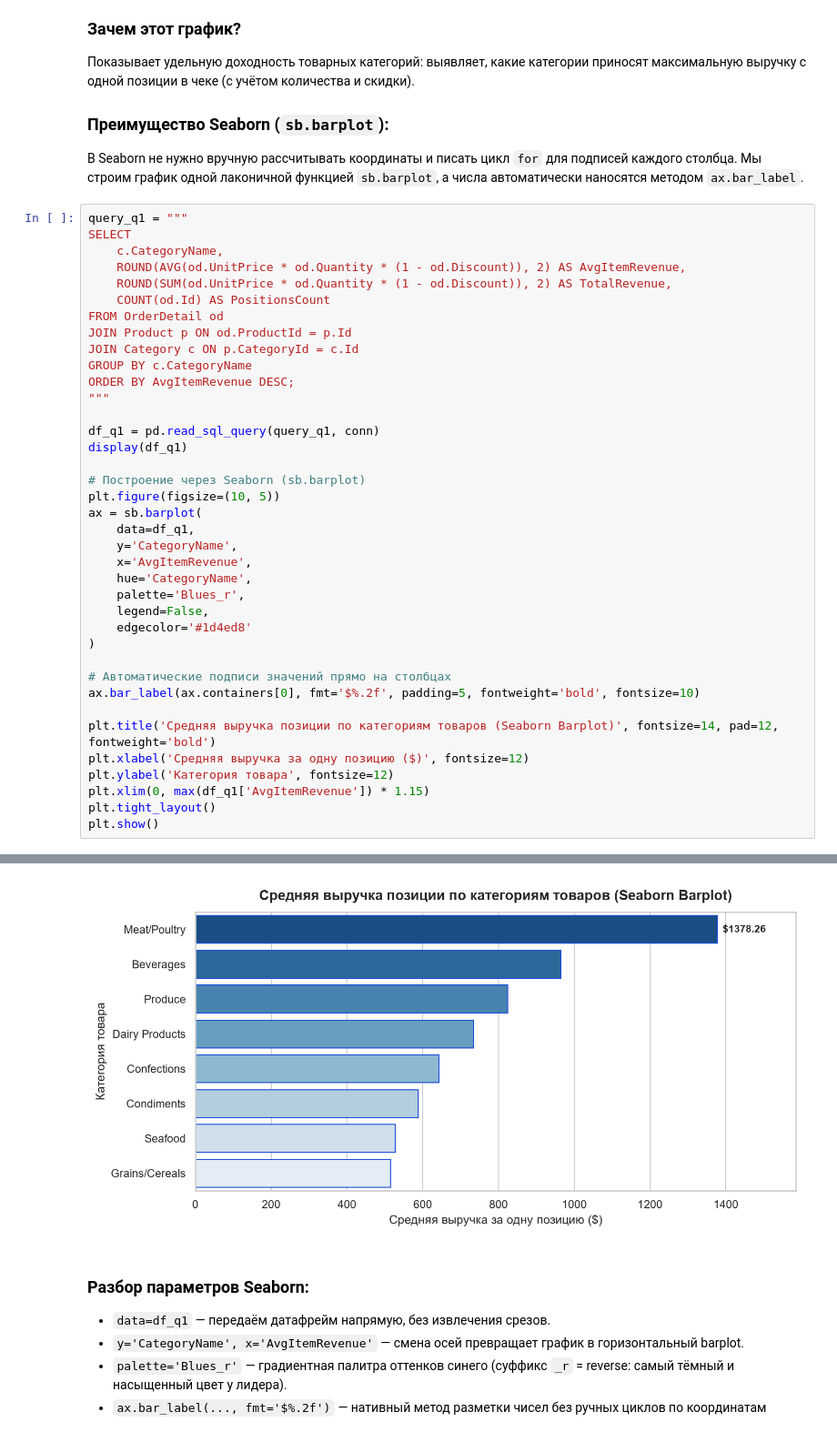
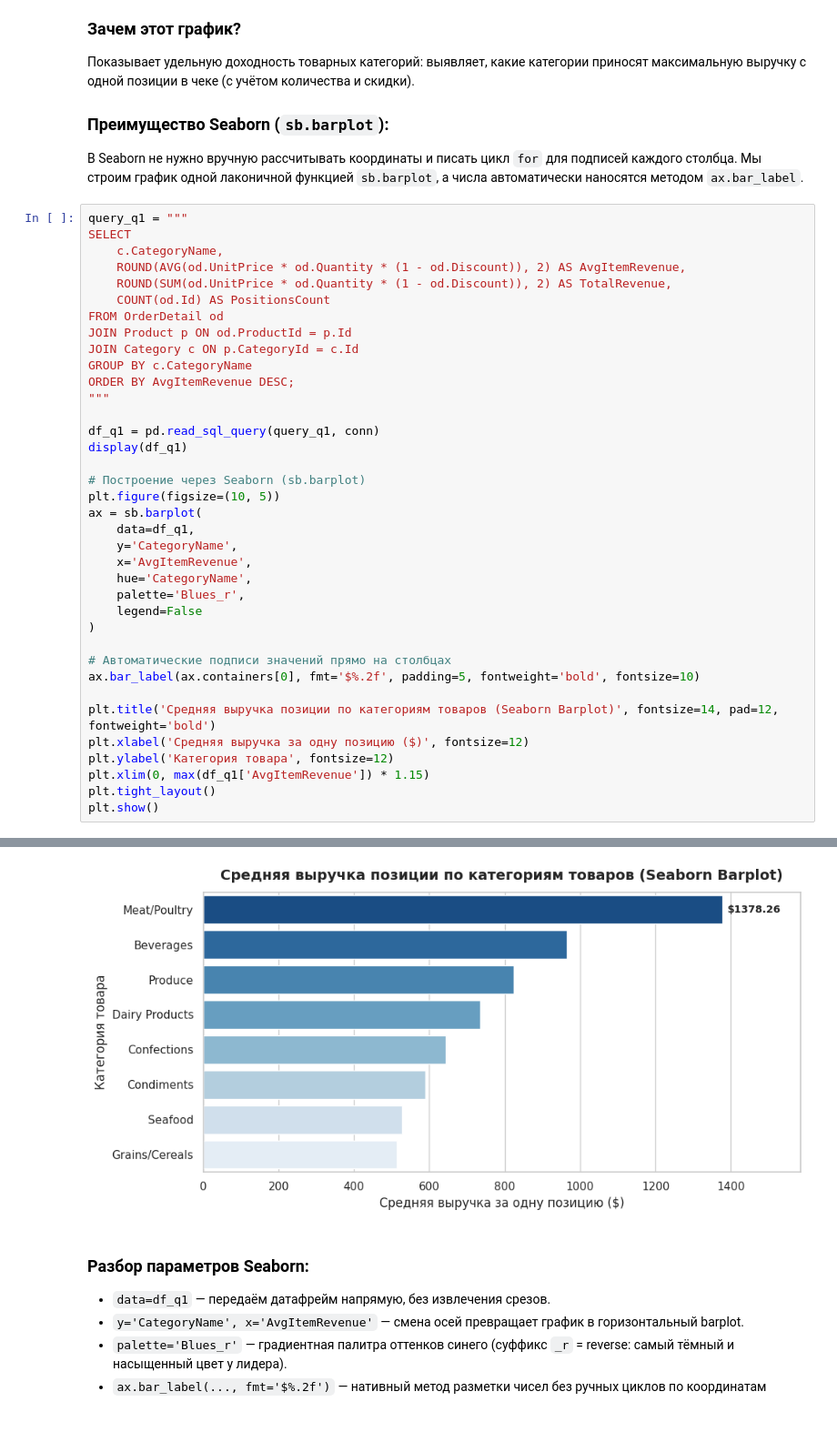
Before and after one commit to Asm-o-Dan/eli5-visual-hub, a Jupyter notebook: downloads/OII_Lab2_Variant2.ipynb, the cells around one changed output, grey strips where cells are left out. Shown at 91% size. Cells and saved outputs as stored; diff of their text form.

```diff
--- a/downloads/OII_Lab2_Variant2.ipynb
+++ b/downloads/OII_Lab2_Variant2.ipynb
@@ -87,8 +89,7 @@ ax = sb.barplot(
     x='AvgItemRevenue',
     hue='CategoryName',
     palette='Blues_r',
-    legend=False,
-    edgecolor='#1d4ed8'
+    legend=False
 )
 
 # Автоматические подписи значений прямо на столбцах
@@ -113,4 +114,4 @@ plt.show()
-[figure, old version]
+[figure, new version]
 # %% [markdown]
 ### Разбор параметров Seaborn:
 - `data=df_q1` — передаём датафрейм напрямую, без извлечения срезов.
```
Also changed, not shown: parts of 6 cells of this notebook.
